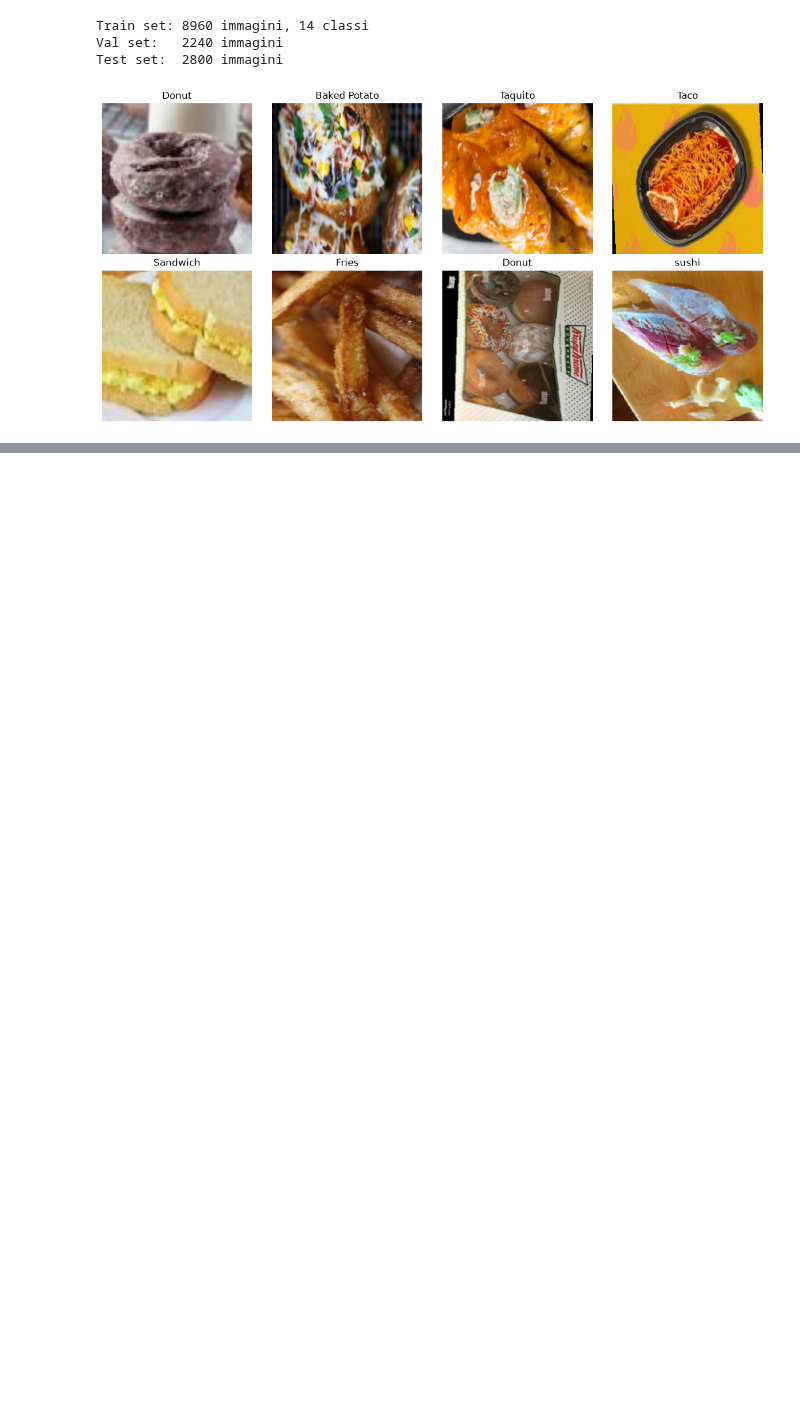
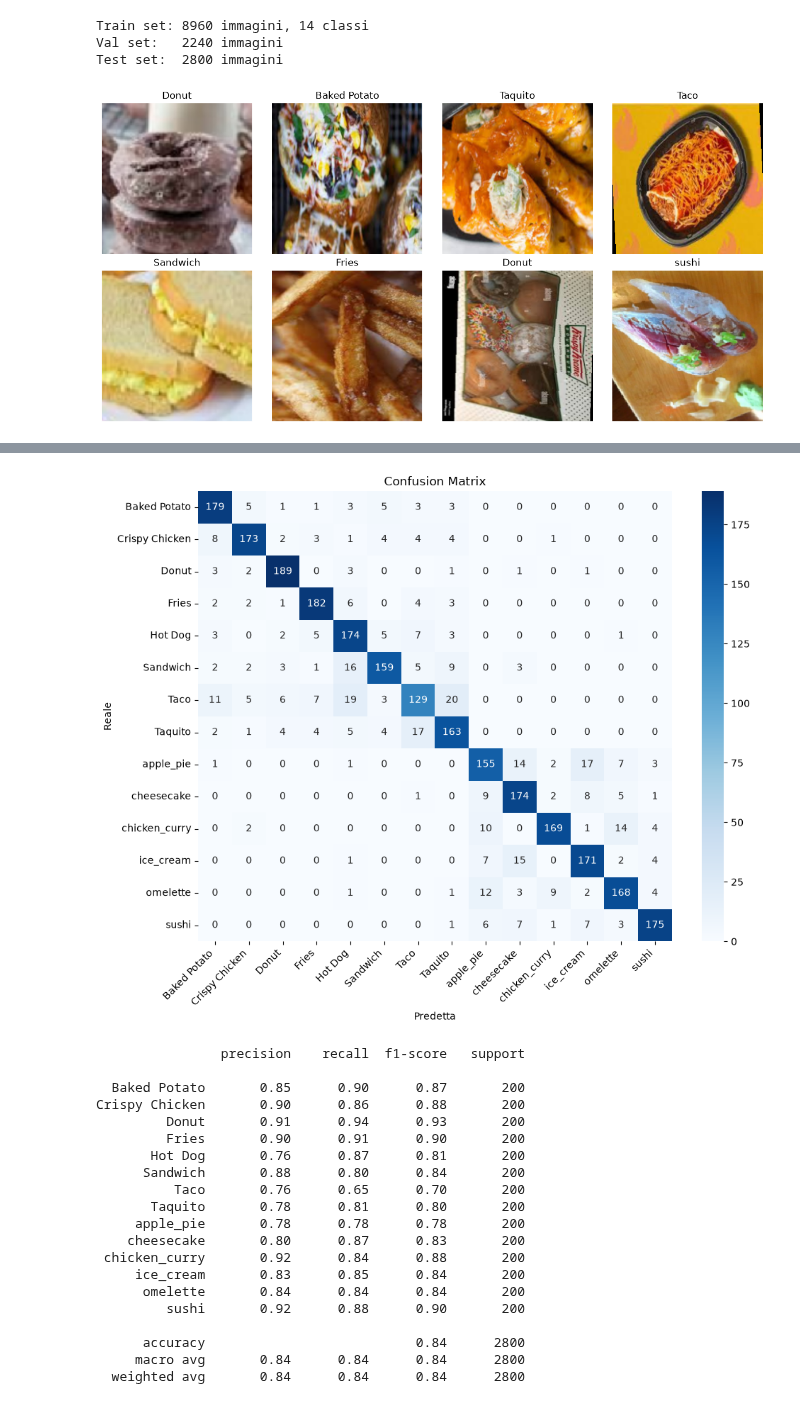
Before and after one commit to Riden15/ProfAI_Projects, a Jupyter notebook: Pytorch/NN optimization.ipynb, the cells around one changed output, grey strips where cells are left out. Saved outputs shown, nothing was run; the diff lists cells and outputs as text; code cells hidden in the pictures; blank space fills up the shorter version.

```diff
--- a/Pytorch/NN optimization.ipynb
+++ b/Pytorch/NN optimization.ipynb
@@ -70,6 +164,7 @@ torch.manual_seed(seed)
 # %%
 class RandomRotate90:
     """Rotate the image by a random multiple of 90 degrees."""
+
     def __call__(self, img):
         angle = random.choice([0, 90, 180, 270])
         return TF.rotate(img, angle)
@@ -101,13 +196,16 @@ train_set = torchvision.datasets.ImageFolder(root='dataset/train', transform=aug
 val_set = torchvision.datasets.ImageFolder(root='dataset/val', transform=transform)
 test_set = torchvision.datasets.ImageFolder(root='dataset/test', transform=transform)
 
+train_loader = DataLoader(train_set, batch_size=batch_size, shuffle=True, num_workers=0,
+                          pin_memory=(device.type == "cuda"), drop_last=True)
+val_loader = DataLoader(val_set, batch_size=batch_size, shuffle=False, num_workers=0,
+                        pin_memory=(device.type == "cuda"))
+test_loader = DataLoader(test_set, batch_size=batch_size, shuffle=False, num_workers=0,
+                         pin_memory=(device.type == "cuda"))
+
 print(f"Train set: {len(train_set)} immagini, {len(train_set.classes)} classi")
 print(f"Val set:   {len(val_set)} immagini")
 print(f"Test set:  {len(test_set)} immagini")
-
-train_loader = DataLoader(train_set, batch_size=batch_size, shuffle=True, num_workers=0, pin_memory=(device.type == "cuda"), drop_last=True)
-val_loader = DataLoader(val_set, batch_size=batch_size, shuffle=False, num_workers=0, pin_memory=(device.type == "cuda"))
-test_loader = DataLoader(test_set, batch_size=batch_size, shuffle=False, num_workers=0, pin_memory=(device.type == "cuda"))
 # %% [output]
 Train set: 8960 immagini, 14 classi
 Val set:   2240 immagini
@@ -333,0 +501,9 @@ KeyboardInterrupt:
+# %%
+# Carica i pesi del miglior checkpoint salvato durante il training
+ResNet.load_state_dict(torch.load(resnet_save_file, map_location=device))
+ResNet.to(device)
+
+test_loss, test_accuracy = test_epoch(ResNet, test_loader, loss, device)
+
+print(f"Test Loss: {test_loss:.4f}")
+print(f"Test Accuracy: {test_accuracy:.4f}")
@@ -333,0 +513,25 @@ KeyboardInterrupt:
+# %%
+y_true, y_pred = plot_confusion_matrix(ResNet, train_set.classes, test_loader, device, normalize=False)
+print(classification_report(y_true, y_pred, target_names=train_set.classes))
+# %% [output]
+[figure, added]
+                precision    recall  f1-score   support
+
+  Baked Potato       0.85      0.90      0.87       200
+Crispy Chicken       0.90      0.86      0.88       200
+         Donut       0.91      0.94      0.93       200
+         Fries       0.90      0.91      0.90       200
+       Hot Dog       0.76      0.87      0.81       200
+      Sandwich       0.88      0.80      0.84       200
+          Taco       0.76      0.65      0.70       200
+       Taquito       0.78      0.81      0.80       200
+     apple_pie       0.78      0.78      0.78       200
+    cheesecake       0.80      0.87      0.83       200
+ chicken_curry       0.92      0.84      0.88       200
+     ice_cream       0.83      0.85      0.84       200
+      omelette       0.84      0.84      0.84       200
+         sushi       0.92      0.88      0.90       200
+
+      accuracy                           0.84      2800
+     macro avg       0.84      0.84      0.84      2800
+  weighted avg       0.84      0.84      0.84      2800
```
Also changed, not shown: parts of 25 cells of this notebook, 5 other files.
